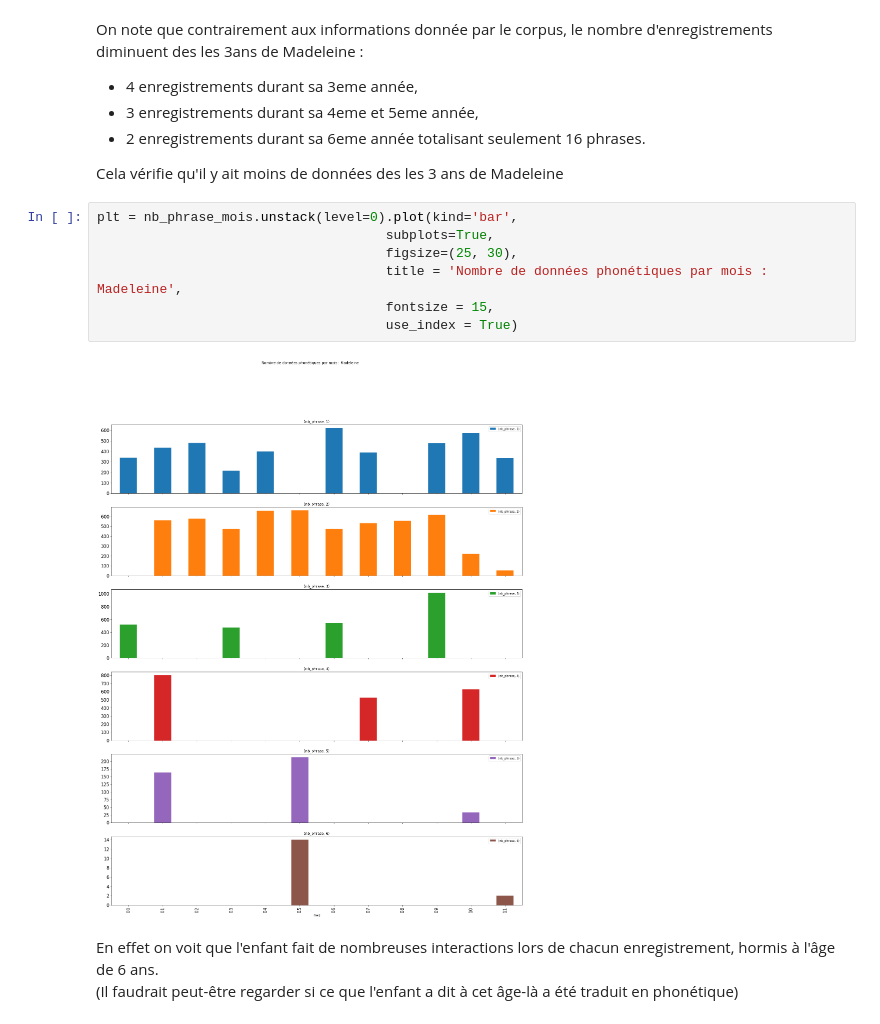
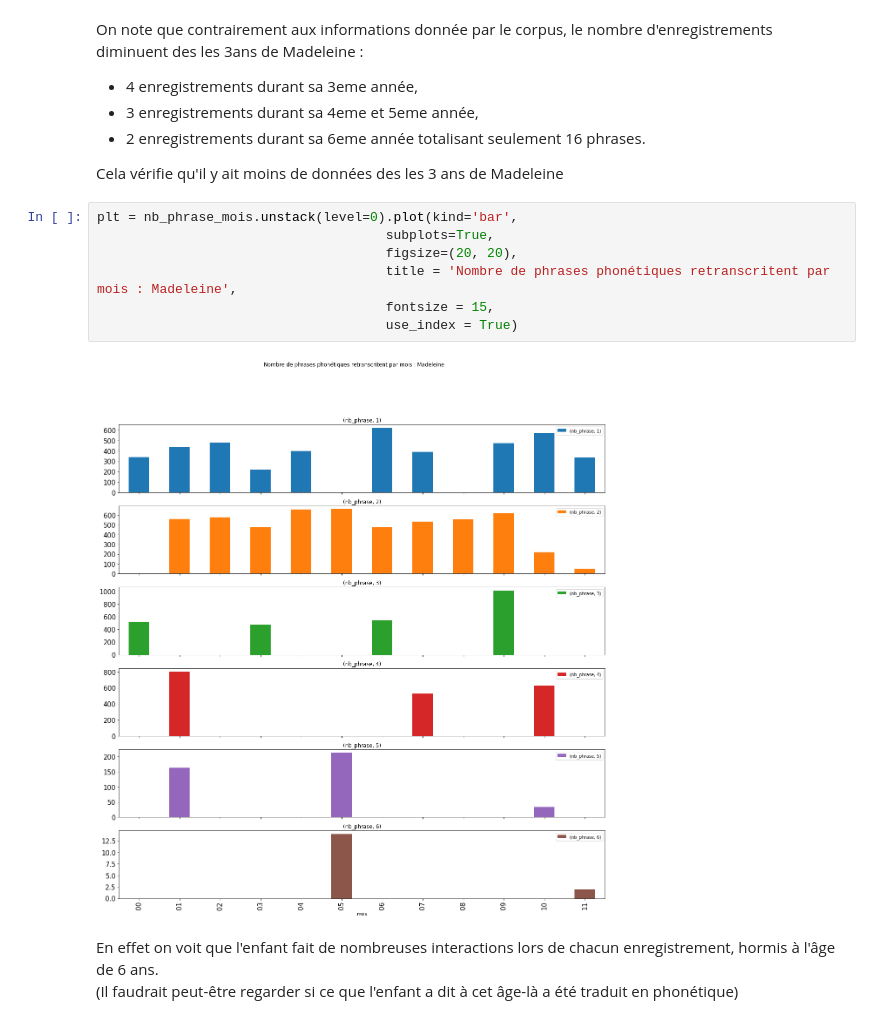
Before and after one commit to Marine27/TER, a Jupyter notebook: utilitaires/Traitement_donnees_madeleine.ipynb, the cells around one changed output. Cells and saved outputs as stored; diff of their text form.

```diff
--- a/utilitaires/Traitement_donnees_madeleine.ipynb
+++ b/utilitaires/Traitement_donnees_madeleine.ipynb
@@ -302,12 +231,12 @@ Cela vérifie qu'il y ait moins de données des les 3 ans de Madeleine
 # %%
 plt = nb_phrase_mois.unstack(level=0).plot(kind='bar',
                                      subplots=True,
-                                     figsize=(25, 30),
-                                     title = 'Nombre de données phonétiques par mois : Madeleine',
+                                     figsize=(20, 20),
+                                     title = 'Nombre de phrases phonétiques retranscritent par mois : Madeleine',
                                      fontsize = 15,
                                      use_index = True)
 # %% [output]
-[figure, old version]
+[figure, new version]
 # %% [markdown]
 En effet on voit que l'enfant fait de nombreuses interactions lors de chacun enregistrement, hormis à l'âge de 6 ans. <br>
 (Il faudrait peut-être regarder si ce que l'enfant a dit à cet âge-là a été traduit en phonétique)
```
Also changed, not shown: parts of 23 cells of this notebook, 6 other files.
